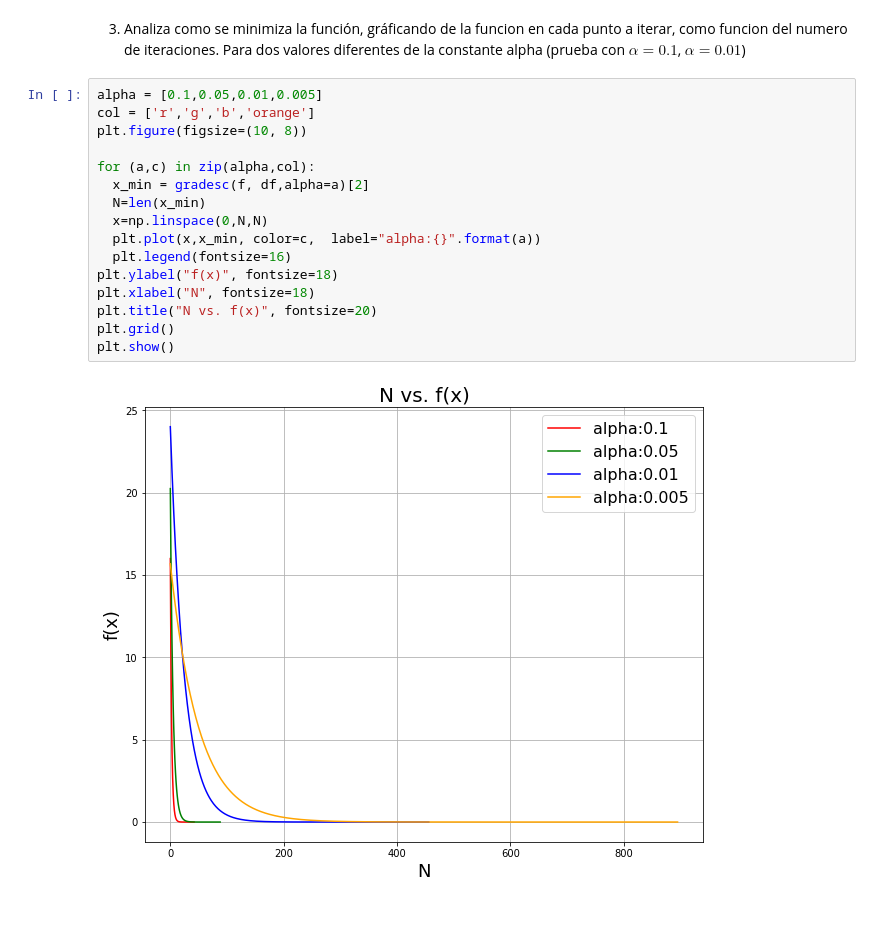
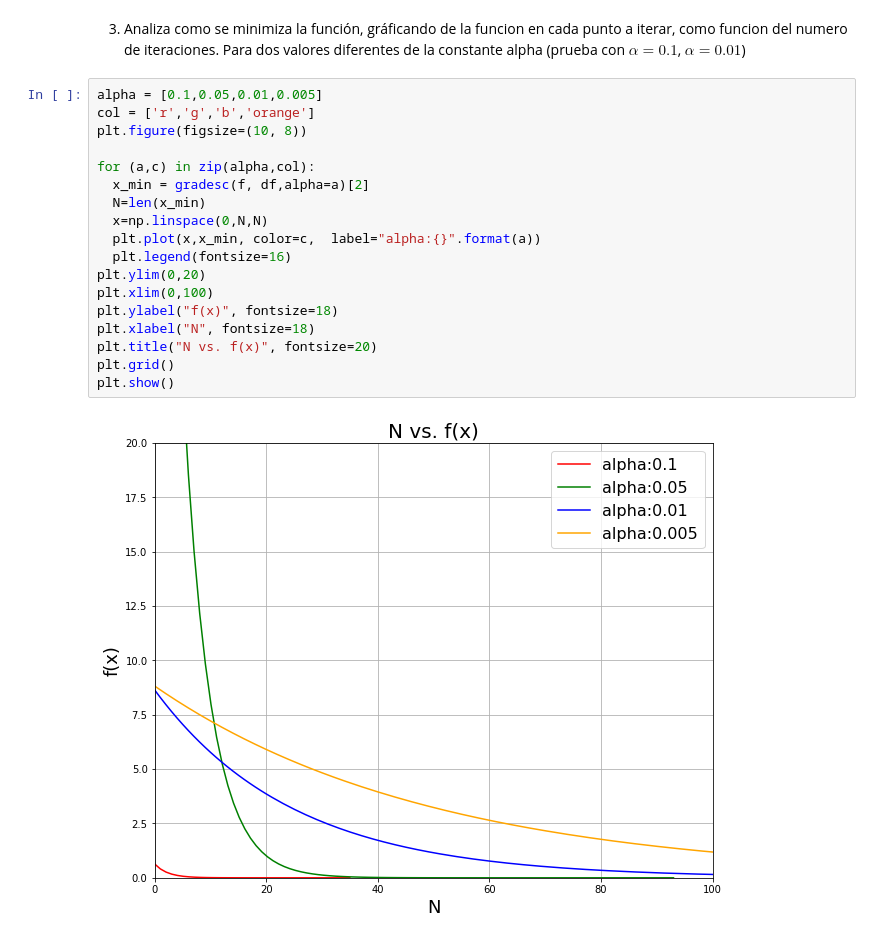
Before and after one commit to pabloudea/Metodos_Computacionales_taller, a Jupyter notebook: Students/Restrepo_385/Lab03_Algoritmia_y_graficacion.ipynb, the cells around one changed output. Saved outputs shown, nothing was run; the diff lists cells and outputs as text.

```diff
--- a/Students/Restrepo_385/Lab03_Algoritmia_y_graficacion.ipynb
+++ b/Students/Restrepo_385/Lab03_Algoritmia_y_graficacion.ipynb
@@ -274,18 +280,20 @@ plt.show()
 # %%
 alpha = [0.1,0.05,0.01,0.005]
 col = ['r','g','b','orange']
 plt.figure(figsize=(10, 8))
 
 for (a,c) in zip(alpha,col):
   x_min = gradesc(f, df,alpha=a)[2]
   N=len(x_min)
   x=np.linspace(0,N,N)
   plt.plot(x,x_min, color=c,  label="alpha:{}".format(a))
   plt.legend(fontsize=16)
+plt.ylim(0,20)
+plt.xlim(0,100)
 plt.ylabel("f(x)", fontsize=18)
 plt.xlabel("N", fontsize=18)
 plt.title("N vs. f(x)", fontsize=20)
 plt.grid()
 plt.show()
 # %% [output]
-[figure, old version]
+[figure, new version]
```
Also changed, not shown: parts of 2 cells of this notebook.
